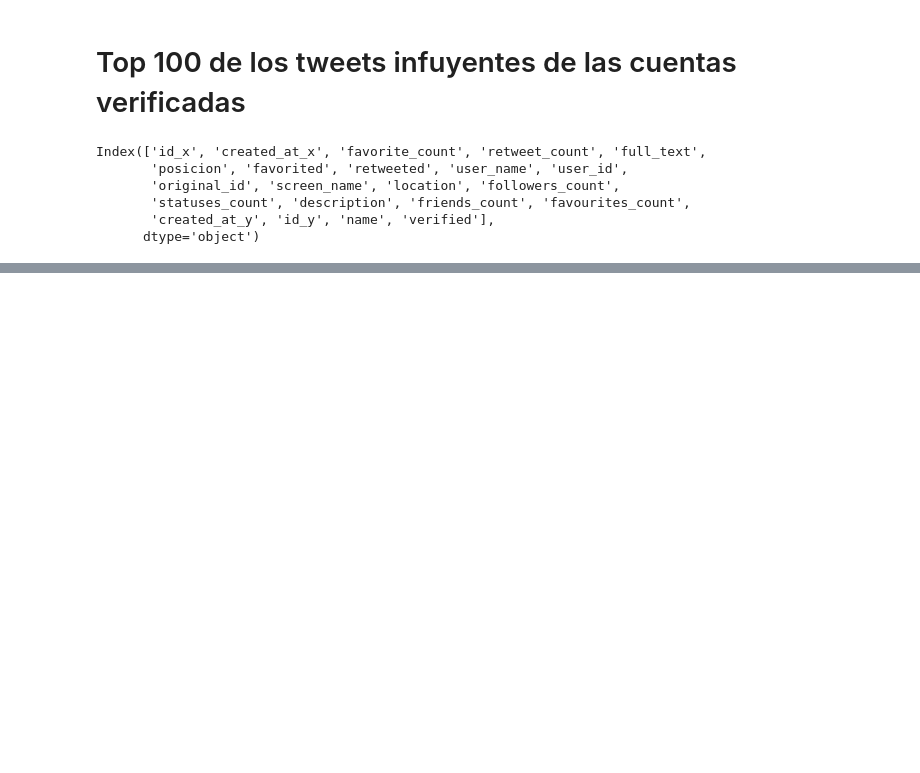
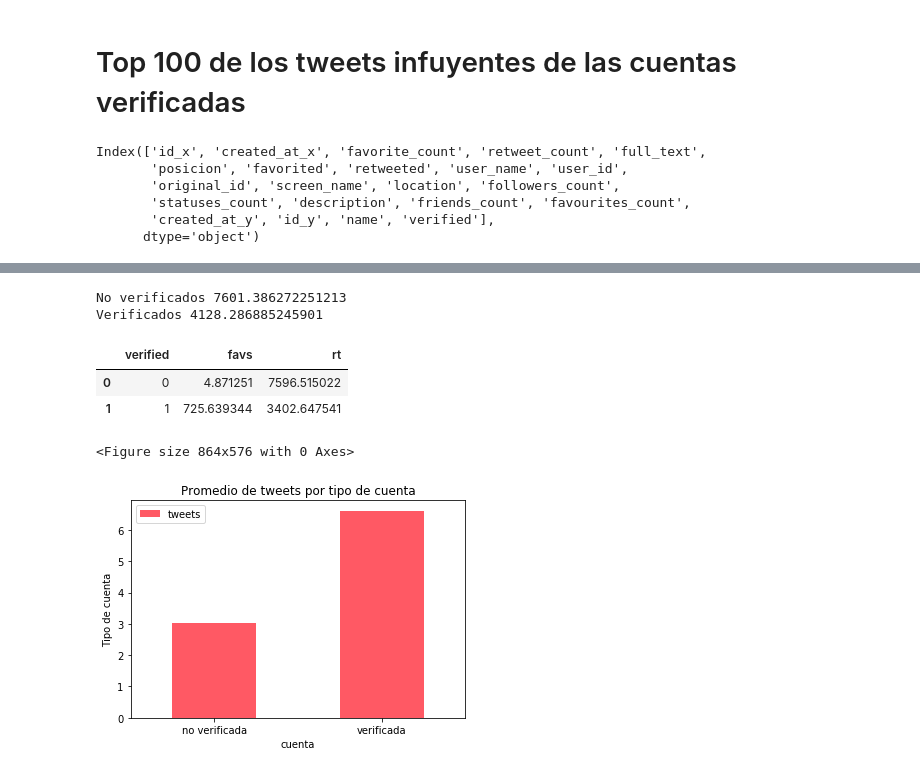
Before and after one commit to juan-analian/mentoria-diplodatos-2019, a Jupyter notebook: users_and_tweets.ipynb, the cells around one changed output, grey strips where cells are left out. Saved outputs shown, nothing was run; the diff lists cells and outputs as text; code cells hidden in the pictures; blank space fills up the shorter version.

```diff
--- a/users_and_tweets.ipynb
+++ b/users_and_tweets.ipynb
@@ -820,0 +863,32 @@ df_junio_i.head(10)
+# %%
+inv = 2501061321
+iv =     3021906
+
+cnv = 329027
+cv = 732
+
+print( "No verificados", inv / cnv )
+print( "Verificados", iv / cv )
+# %% [output]
+No verificados 7601.386272251213
+Verificados 4128.286885245901
+# %%
+(df_inf.groupby('verified')
+ .agg({'favorite_count':'mean', 'retweet_count': 'mean'})
+ .reset_index()
+ .rename(columns={'favorite_count':'favs', 'retweet_count':'rt'}))
+# %% [output]
+|  | verified | favs | rt |
+| 0 | 0 | 4.871251 | 7596.515022 |
+| 1 | 1 | 725.639344 | 3402.647541 |
+# %%
+plt.figure(figsize=(12,8))
+df_inf.groupby('cuenta').agg({'tweets':'mean'}).plot(kind="bar" ,title="Promedio de tweets por tipo de cuenta", color ='#FF5964')
+plt.ylabel("Tweets promedio")
+plt.ylabel("Tipo de cuenta")
+plt.xticks(rotation=0)
+#plt.xticks
+plt.savefig('promedio.png')
+# %% [output]
+<Figure size 864x576 with 0 Axes>
+[figure, added]
```
Also changed, not shown: parts of 27 cells of this notebook.
